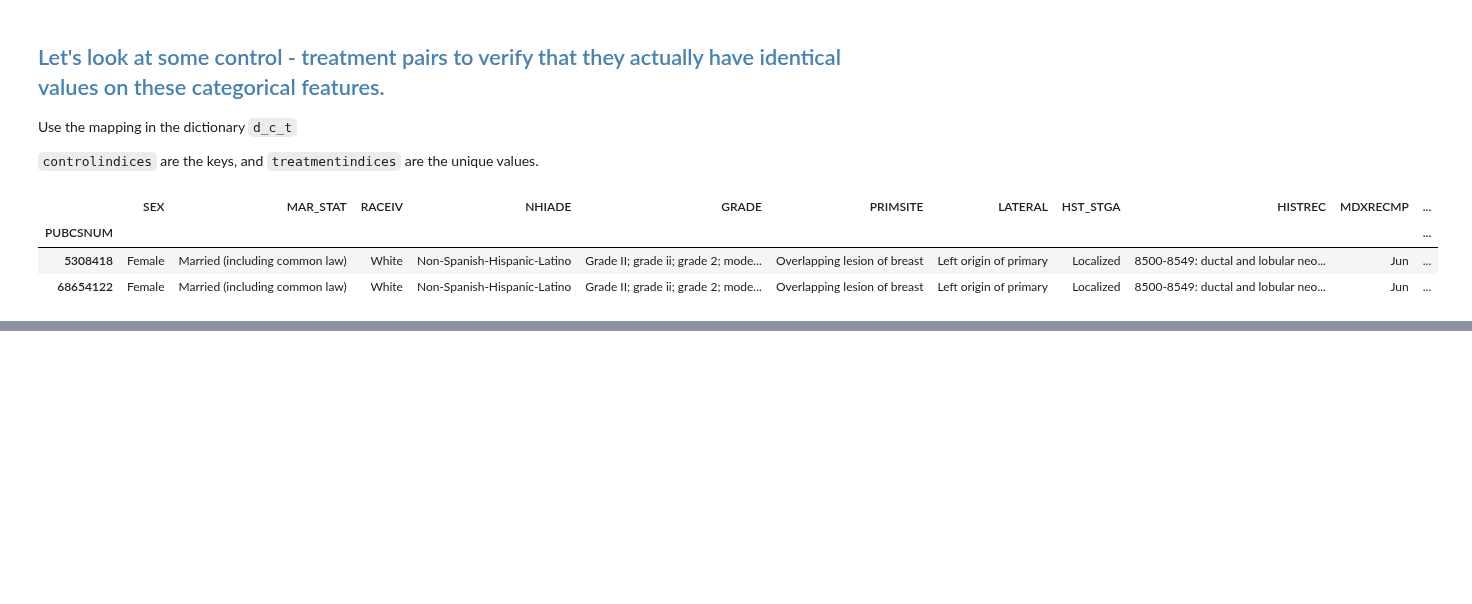
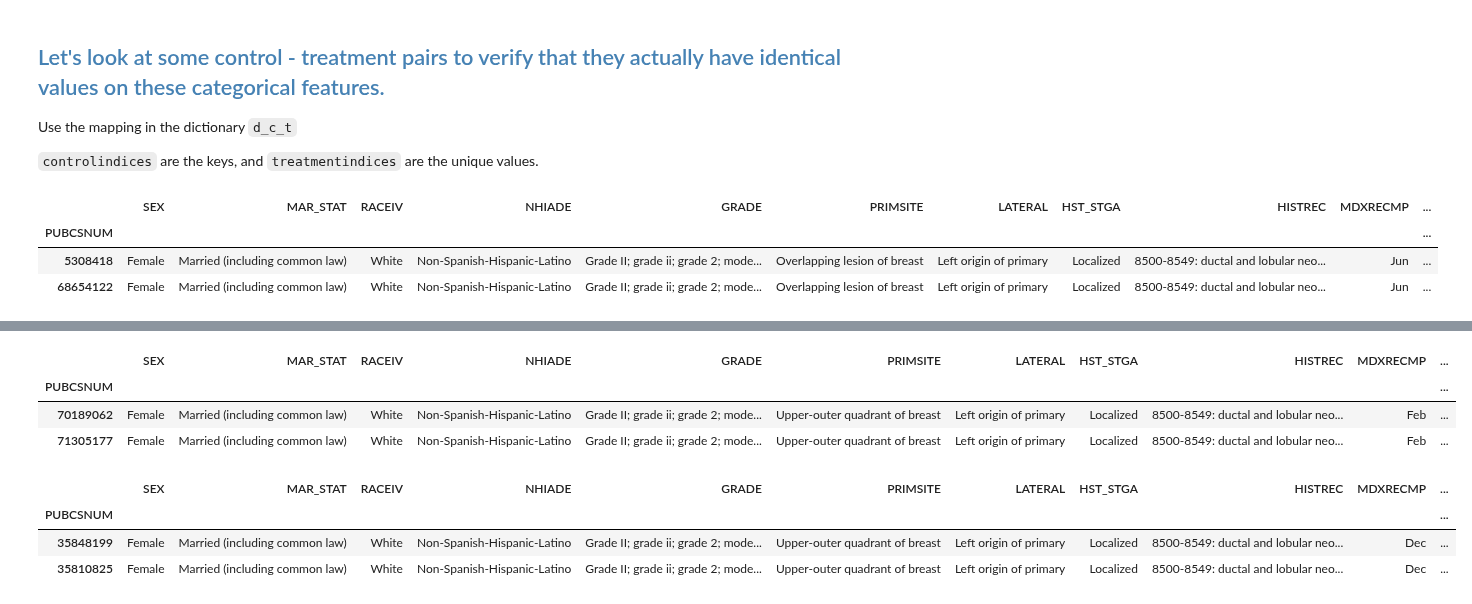
Before and after one commit to doolingdavid/SEERMATCH2, a Jupyter notebook: breast_example.ipynb, the cells around one changed output, grey strips where cells are left out. Cells and saved outputs as stored; diff of their text form; code cells hidden in the pictures; blank space fills up the shorter version.

```diff
--- a/breast_example.ipynb
+++ b/breast_example.ipynb
@@ -1177,0 +1185,14 @@ dfbreastorig[goodcols].loc[[controlindices[0],treatmentindices[0]]]
+# %%
+dfbreastorig[goodcols].loc[[controlindices[2],treatmentindices[2]]]
+# %% [output]
+|  | SEX | MAR_STAT | RACEIV | NHIADE | GRADE | PRIMSITE | LATERAL | HST_STGA | HISTREC | MDXRECMP | ... |
+| PUBCSNUM |  |  |  |  |  |  |  |  |  |  | ... |
+| 70189062 | Female | Married (including common law) | White | Non-Spanish-Hispanic-Latino | Grade II; grade ii; grade 2; mode... | Upper-outer quadrant of breast | Left origin of primary | Localized | 8500-8549: ductal and lobular neo... | Feb | ... |
+| 71305177 | Female | Married (including common law) | White | Non-Spanish-Hispanic-Latino | Grade II; grade ii; grade 2; mode... | Upper-outer quadrant of breast | Left origin of primary | Localized | 8500-8549: ductal and lobular neo... | Feb | ... |
+# %%
+dfbreastorig[goodcols].loc[[controlindices[3],treatmentindices[3]]]
+# %% [output]
+|  | SEX | MAR_STAT | RACEIV | NHIADE | GRADE | PRIMSITE | LATERAL | HST_STGA | HISTREC | MDXRECMP | ... |
+| PUBCSNUM |  |  |  |  |  |  |  |  |  |  | ... |
+| 35848199 | Female | Married (including common law) | White | Non-Spanish-Hispanic-Latino | Grade II; grade ii; grade 2; mode... | Upper-outer quadrant of breast | Left origin of primary | Localized | 8500-8549: ductal and lobular neo... | Dec | ... |
+| 35810825 | Female | Married (including common law) | White | Non-Spanish-Hispanic-Latino | Grade II; grade ii; grade 2; mode... | Upper-outer quadrant of breast | Left origin of primary | Localized | 8500-8549: ductal and lobular neo... | Dec | ... |
```
Also changed, not shown: parts of 1 cell of this notebook.
